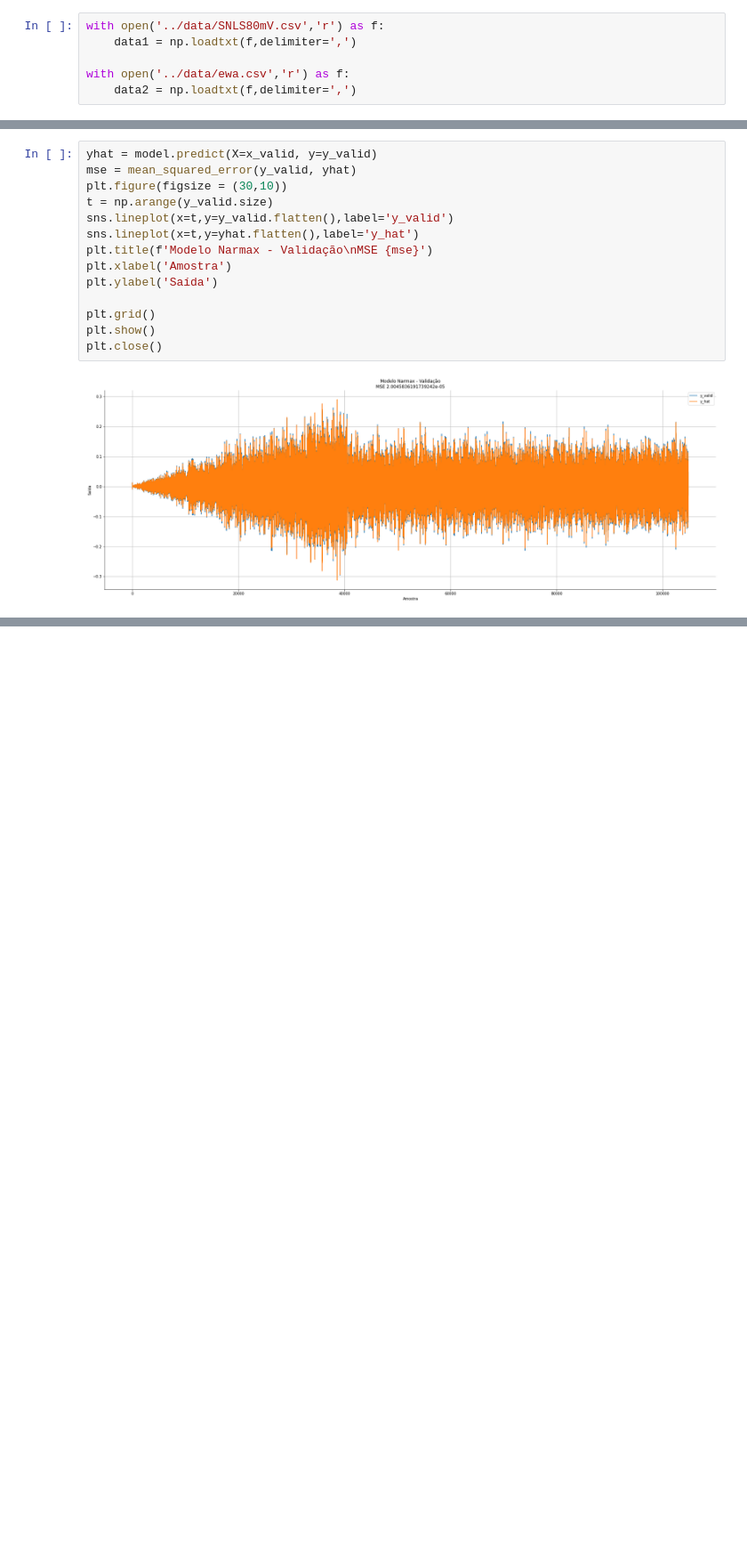
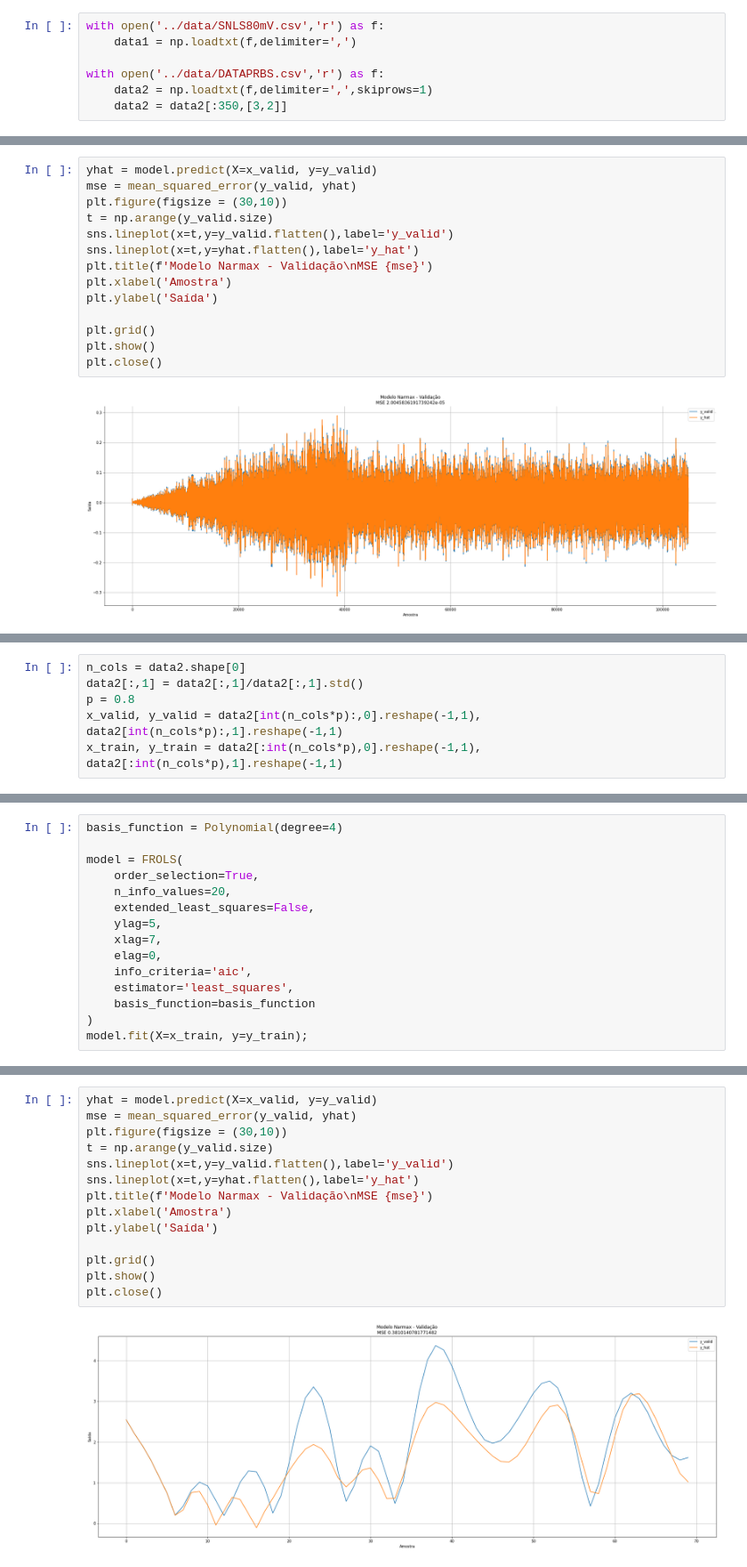
Before and after one commit to CaioMizerkowski/controle_avancado, a Jupyter notebook: TE975/trabalho_02.ipynb, the cells around one changed output, grey strips where cells are left out. Shown at 89% size. Drawn from its saved outputs; the diff is of its cells as text; blank space fills up the shorter version.

```diff
--- a/TE975/trabalho_02.ipynb
+++ b/TE975/trabalho_02.ipynb
@@ -8,8 +8,9 @@ from itertools import product
 with open('../data/SNLS80mV.csv','r') as f:
     data1 = np.loadtxt(f,delimiter=',')
 
-with open('../data/ewa.csv','r') as f:
-    data2 = np.loadtxt(f,delimiter=',')
+with open('../data/DATAPRBS.csv','r') as f:
+    data2 = np.loadtxt(f,delimiter=',',skiprows=1)
+    data2 = data2[:350,[3,2]]
 # %% [markdown]
 # Narmax Model
 # %%
@@ -192,0 +135,6 @@ n: 1
+# %%
+n_cols = data2.shape[0]
+data2[:,1] = data2[:,1]/data2[:,1].std()
+p = 0.8
+x_valid, y_valid = data2[int(n_cols*p):,0].reshape(-1,1), data2[int(n_cols*p):,1].reshape(-1,1)
+x_train, y_train = data2[:int(n_cols*p),0].reshape(-1,1), data2[:int(n_cols*p),1].reshape(-1,1)
@@ -192,0 +169,15 @@ n: 1
+# %%
+basis_function = Polynomial(degree=4)
+
+model = FROLS(
+    order_selection=True,
+    n_info_values=20,
+    extended_least_squares=False,
+    ylag=5,
+    xlag=7,
+    elag=0,
+    info_criteria='aic',
+    estimator='least_squares',
+    basis_function=basis_function
+)
+model.fit(X=x_train, y=y_train);
@@ -192,0 +219,16 @@ n: 1
+# %%
+yhat = model.predict(X=x_valid, y=y_valid)
+mse = mean_squared_error(y_valid, yhat)
+plt.figure(figsize = (30,10))
+t = np.arange(y_valid.size)
+sns.lineplot(x=t,y=y_valid.flatten(),label='y_valid')
+sns.lineplot(x=t,y=yhat.flatten(),label='y_hat')
+plt.title(f'Modelo Narmax - Validação\nMSE {mse}')
+plt.xlabel('Amostra')
+plt.ylabel('Saída')
+
+plt.grid()
+plt.show()
+plt.close()
+# %% [output]
+[figure, added]
```
Also changed, not shown: parts of 13 cells of this notebook, 1 other file.
